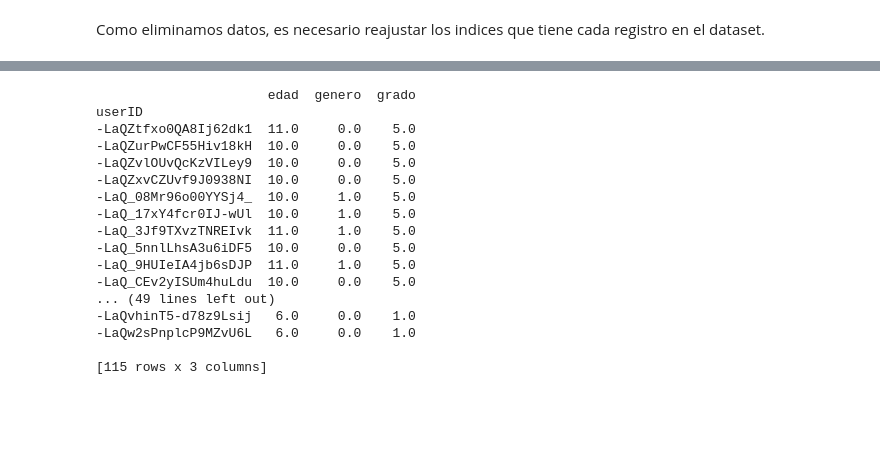
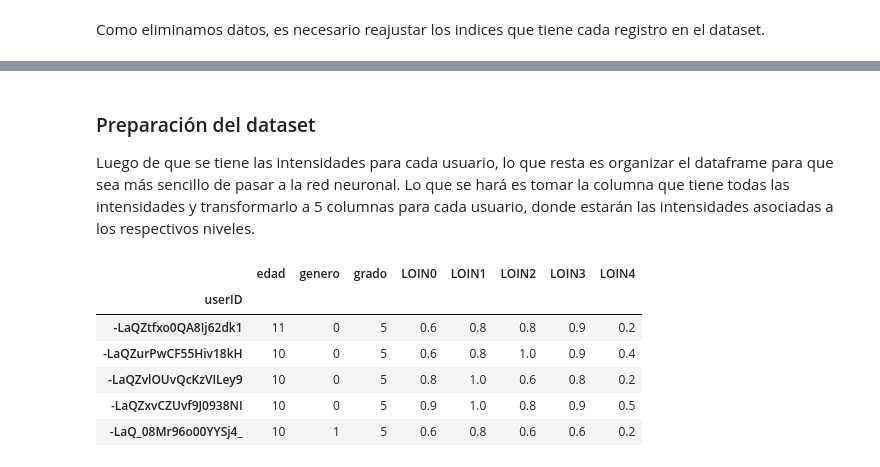
Before and after one commit to Schurches/PFSumasNN, a Jupyter notebook: DataAnalytics.ipynb, the cells around one changed output, grey strips where cells are left out. Saved outputs shown, nothing was run; the diff lists cells and outputs as text; code cells hidden in the pictures; blank space fills up the shorter version.

```diff
--- a/DataAnalytics.ipynb
+++ b/DataAnalytics.ipynb
@@ -106,7 +80,7 @@ hartfortDF = hartfortDF.reset_index(drop=True)
 # %% [markdown]
 Como eliminamos datos, es necesario reajustar los indices que tiene cada registro en el dataset.
 # %%
-hartfortDF = hartfortDF.reset_index()
+hartfortDF = hartfortDF.reset_index(drop=True)
 # %% [markdown]
 ### Estableciendo medidas de rendimiento
 
@@ -140,56 +185,46 @@ usersTimesMean = hartfortDF.groupby(['userID','loID'])['score'].mean().reset_ind
+# %% [markdown]
+### Preparación del dataset
+
+Luego de que se tiene las intensidades para cada usuario, lo que resta es organizar el dataframe para que sea más sencillo de pasar a la red neuronal. Lo que se hará es tomar la columna que tiene todas las intensidades y transformarlo a 5 columnas para cada usuario, donde estarán las intensidades asociadas a los respectivos niveles.
 # %%
-def calculateIntensities(userPerformance):
-    return (userPerformance.loc['score']/20);
-
 def getIntensityDF(intensityDF):
     LO0Array = []
     LO1Array = []
     LO2Array = []
     LO3Array = []
     LO4Array = []
     IDArray = []
     for i in range(0, 575, 5):
         IDArray.append(intensityDF.loc[i].userID)
         LO0Array.append(intensityDF.loc[i].intensity)
         LO1Array.append(intensityDF.loc[i+1].intensity)
         LO2Array.append(intensityDF.loc[i+2].intensity)
         LO3Array.append(intensityDF.loc[i+3].intensity)
         LO4Array.append(intensityDF.loc[i+4].intensity)
     d = {'userID':IDArray, 'LOI0': LO0Array,'LOI1': LO1Array,'LOI2': LO2Array,'LOI3': LO3Array,'LOI4': LO4Array}
     return pd.DataFrame(data=d)
 
-usersTimesMean['intensity'] = usersTimesMean.apply(calculateIntensities,axis=1);
-usersTimesMean.round({'intensity':1})
-
 #General user information
 generalUserInfo = hartfortDF.groupby(['userID']).mean()
-#Por algún motivo en jupyter se agrega un index al groupby. Toca sacarlo
-generalUserInfo = generalUserInfo.drop(labels=['index','loID','tiempo','isCorrect','score'],axis=1);
-print(generalUserInfo)
+# SI Por algún motivo en jupyter se agrega una columna INDEX al groupby, hay que sacarla. Descomentar esta linea:
+#generalUserInfo = generalUserInfo.drop(labels=['index','loID','tiempo','isCorrect','score'],axis=1);
+#SI Index no aparece, usar esta:
+generalUserInfo = generalUserInfo.drop(labels=['loID','tiempo','isCorrect','score'],axis=1);
 
 #Adding the LOs intensity to the dataset
 #This intensity dice qué tan bien va para ese LO. Si se interpreta que un niño tiene
 #0.6 en el LO1, significa que necesita una intensidad de 1-0.6 -> 0.4 de ejercicios
 #para la siguiente pasada.
 LOIntensitiesPerUser = getIntensityDF(usersTimesMean);
 LOIntensitiesPerUser = LOIntensitiesPerUser.set_index('userID');
 LOIntensitiesPerUser = LOIntensitiesPerUser.round(1);
 generalUserInfo[['LOIN0','LOIN1','LOIN2','LOIN3','LOIN4']] = LOIntensitiesPerUser[['LOI0','LOI1','LOI2','LOI3','LOI4']];
+generalUserInfo.head(5)
 # %% [output]
-                      edad  genero  grado
-userID
--LaQZtfxo0QA8Ij62dk1  11.0     0.0    5.0
--LaQZurPwCF55Hiv18kH  10.0     0.0    5.0
--LaQZvlOUvQcKzVILey9  10.0     0.0    5.0
--LaQZxvCZUvf9J0938NI  10.0     0.0    5.0
--LaQ_08Mr96o00YYSj4_  10.0     1.0    5.0
--LaQ_17xY4fcr0IJ-wUl  10.0     1.0    5.0
--LaQ_3Jf9TXvzTNREIvk  11.0     1.0    5.0
--LaQ_5nnlLhsA3u6iDF5  10.0     0.0    5.0
--LaQ_9HUIeIA4jb6sDJP  11.0     1.0    5.0
--LaQ_CEv2yISUm4huLdu  10.0     0.0    5.0
-... (49 lines left out)
--LaQvhinT5-d78z9Lsij   6.0     0.0    1.0
--LaQw2sPnplcP9MZvU6L   6.0     0.0    1.0
-
-[115 rows x 3 columns]
+|  | edad | genero | grado | LOIN0 | LOIN1 | LOIN2 | LOIN3 | LOIN4 |
+| userID |  |  |  |  |  |  |  |  |
+| -LaQZtfxo0QA8Ij62dk1 | 11 | 0 | 5 | 0.6 | 0.8 | 0.8 | 0.9 | 0.2 |
+| -LaQZurPwCF55Hiv18kH | 10 | 0 | 5 | 0.6 | 0.8 | 1.0 | 0.9 | 0.4 |
+| -LaQZvlOUvQcKzVILey9 | 10 | 0 | 5 | 0.8 | 1.0 | 0.6 | 0.8 | 0.2 |
+| -LaQZxvCZUvf9J0938NI | 10 | 0 | 5 | 0.9 | 1.0 | 0.8 | 0.9 | 0.5 |
+| -LaQ_08Mr96o00YYSj4_ | 10 | 1 | 5 | 0.6 | 0.8 | 0.6 | 0.6 | 0.2 |
```
Also changed, not shown: parts of 23 cells of this notebook, 5 other files.
